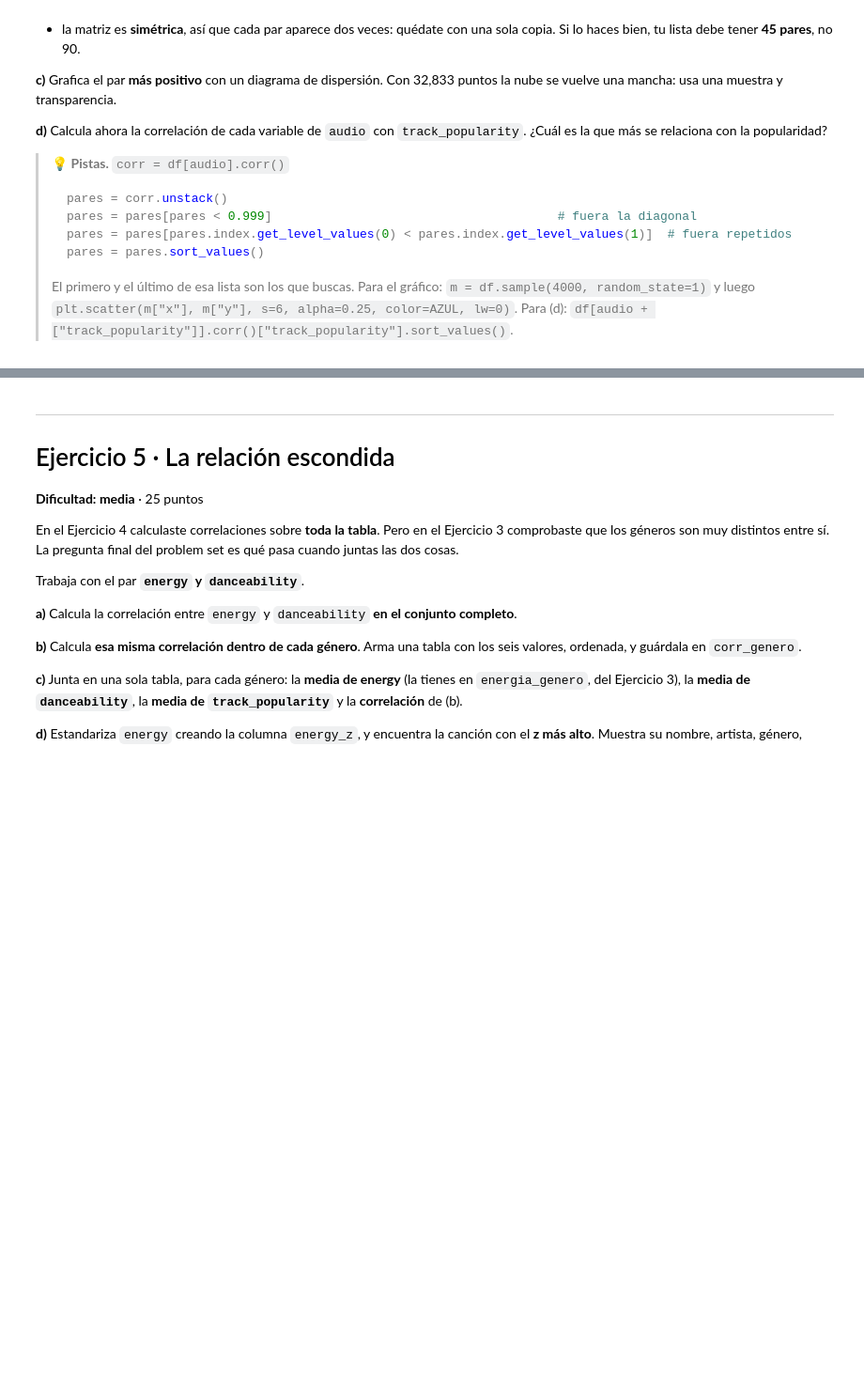
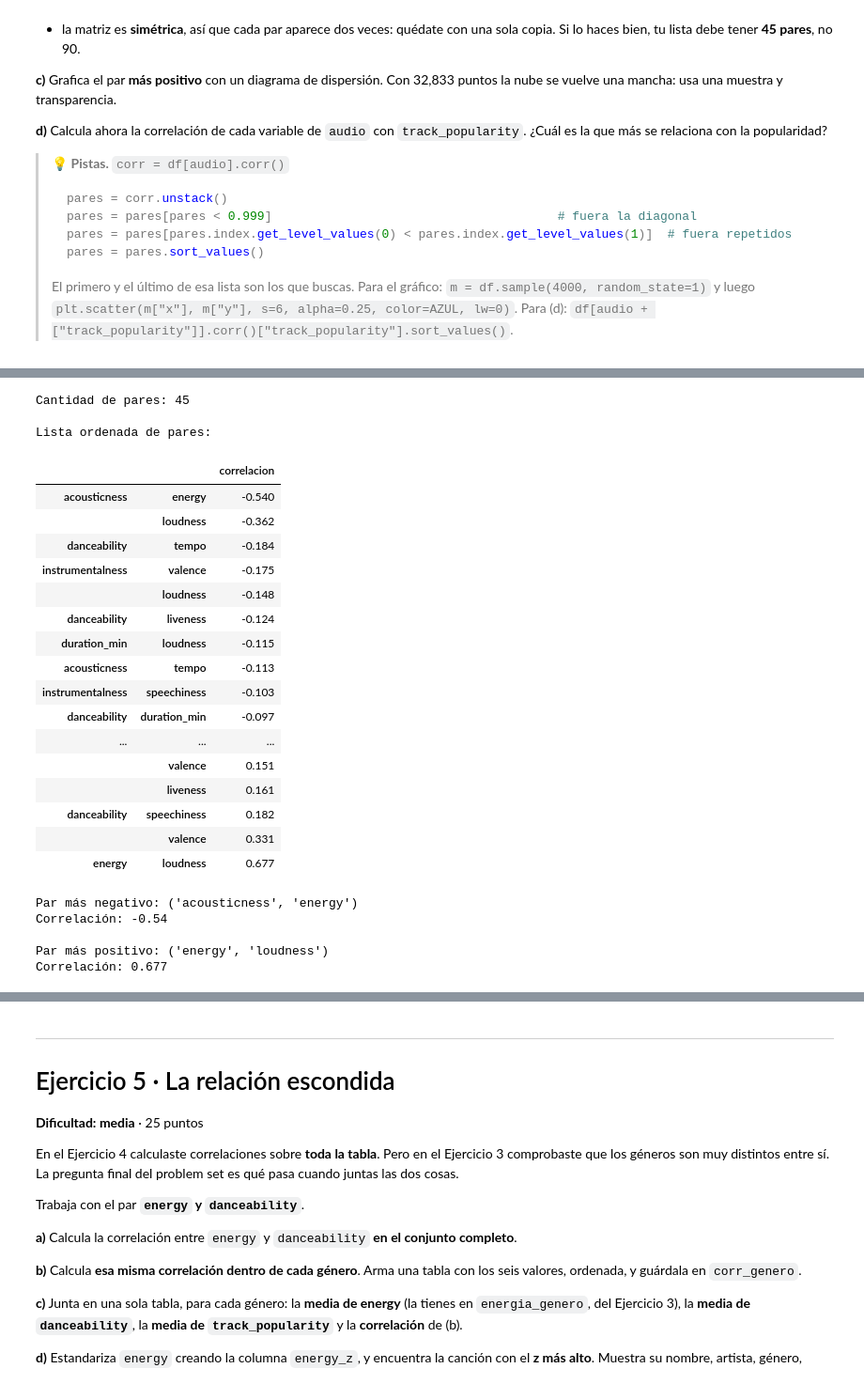
Before and after one commit to axrodriguez5072019/s100-tareas, a Jupyter notebook: 01_problem_set_(6).ipynb, the cells around one changed output, grey strips where cells are left out. Shown at 94% size. Cells and saved outputs as stored; diff of their text form; code cells hidden in the pictures; blank space fills up the shorter version.

```diff
--- a/01_problem_set_(6).ipynb
+++ b/01_problem_set_(6).ipynb
@@ -470,0 +508,58 @@ corr = ...
+# %%
+# b) Lista de pares ordenada: el más positivo y el más negativo
+
+pares = corr.unstack()
+
+# Eliminar la diagonal
+pares = pares[pares < 0.999]
+
+# Eliminar pares repetidos de la matriz simétrica
+pares = pares[
+    pares.index.get_level_values(0)
+    < pares.index.get_level_values(1)
+]
+
+# Ordenar desde la correlación más negativa hasta la más positiva
+pares = pares.sort_values()
+
+print("Cantidad de pares:", len(pares))
+print("\nLista ordenada de pares:")
+display(pares.to_frame(name="correlacion").round(3))
+
+par_mas_negativo = pares.index[0]
+r_mas_negativo = pares.iloc[0]
+
+par_mas_positivo = pares.index[-1]
+r_mas_positivo = pares.iloc[-1]
+
+print("\nPar más negativo:", par_mas_negativo)
+print("Correlación:", round(r_mas_negativo, 3))
+
+print("\nPar más positivo:", par_mas_positivo)
+print("Correlación:", round(r_mas_positivo, 3))
+# %% [output]
+Cantidad de pares: 45
+
+Lista ordenada de pares:
+|  |  | correlacion |
+| acousticness | energy | -0.540 |
+|  | loudness | -0.362 |
+| danceability | tempo | -0.184 |
+| instrumentalness | valence | -0.175 |
+|  | loudness | -0.148 |
+| danceability | liveness | -0.124 |
+| duration_min | loudness | -0.115 |
+| acousticness | tempo | -0.113 |
+| instrumentalness | speechiness | -0.103 |
+| danceability | duration_min | -0.097 |
+| ... | ... | ... |
+|  | valence | 0.151 |
+|  | liveness | 0.161 |
+| danceability | speechiness | 0.182 |
+|  | valence | 0.331 |
+| energy | loudness | 0.677 |
+Par más negativo: ('acousticness', 'energy')
+Correlación: -0.54
+
+Par más positivo: ('energy', 'loudness')
+Correlación: 0.677
```
Also changed, not shown: parts of 14 cells of this notebook.
